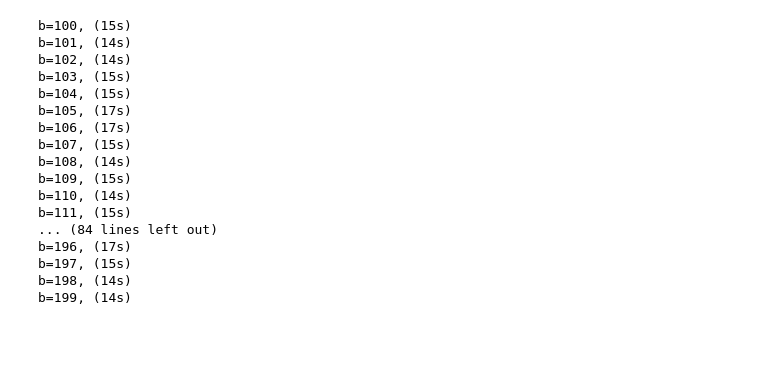
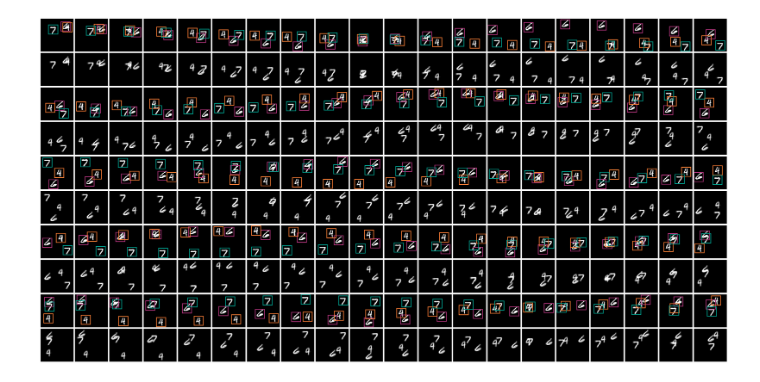
Before and after one commit to hao-w/apgs, a Jupyter notebook: Bouncing-MNIST/experiment/viz-bmnist.ipynb, the cells around one changed output. Cells and saved outputs as stored; diff of their text form; code cells hidden in the pictures; blank space fills up the shorter version.

```diff
--- a/Bouncing-MNIST/experiment/viz-bmnist.ipynb
+++ b/Bouncing-MNIST/experiment/viz-bmnist.ipynb
@@ -9 +9,13 @@ probtorch: 0.0+5a2c637 torch: 1.0.0 cuda: True
+# %%
+%run PARAMETERS.py
+NAME = 'APG'
+PATH = NAME + '-bmnist-3digits-galileo-96'
+CUDA = torch.cuda.is_available()
+DEVICE = torch.device('cuda:1')
+
+Viz_INTERVAL = 5
+FS = 30*1.5
+TITLE_FS = 20
+LW= 3
+COLORS = ['#AA3377', '#EE7733', '#009988', '#0077BB', '#BBBBBB', '#EE3377', '#DDCC77']
 # %%
@@ -29,10 +34,9 @@ models, AT = Init_models_test(K=K,
 
 mnist_mean = mnist_mean.cuda().to(DEVICE)
 # %%
-K=3
-NUM_GROUPS_TEST = 1
-T_test =20
-data_path_test = "/data/hao/apg_data/mnist/test_T%dD%d/" % (T_test, K)
+K_test= 3
+T_test =100
+DATA_PATH_test = "/data/hao/apg_data/mnist/test_T%dD%d/" % (T_test, K_test)
 # %%
 from apg_galileo import APG
 from viz_mc import Viz_MC
@@ -91,35 +66,0 @@ def Test_uniform(APG, group_ptr, data_ptr, APG_STEPS, S, B, DEVICE, PATH):
-# %%
-# DATA_PTR = 1
-GROUP_PTR = 2
-DATA_PTR= 4
-
-APG_STEPS = 10
-
-MSEs = Test_uniform(APG=apg,
-                        group_ptr=0,
-                        data_ptr=DATA_PTR,
-                        APG_STEPS=APG_STEPS,
-                        S=50,
-                        B=BATCH_SIZE,
-                        DEVICE=DEVICE,
-                        PATH=PATH)
-
-np.save('mse-p2-T=%d-D=%d' % (T_test, K), MSEs.data.numpy())
-# %% [output]
-b=100, (15s)
-b=101, (14s)
-b=102, (14s)
-b=103, (15s)
-b=104, (15s)
-b=105, (17s)
-b=106, (17s)
-b=107, (15s)
-b=108, (14s)
-b=109, (15s)
-b=110, (14s)
-b=111, (15s)
-... (84 lines left out)
-b=196, (17s)
-b=197, (15s)
-b=198, (14s)
-b=199, (14s)
@@ -127,0 +67,14 @@ np.save('mse-T=%d-D=%d' % (T_test, K), MSEs.data.numpy())
+# %%
+GROUP_PTR = 0
+DATA_PTR= 10
+
+
+Metrics = evaluator.Test_single_video(group_ptr=GROUP_PTR,
+                                      data_ptr=DATA_PTR)
+# %%
+import os
+save_path = './%d-%d/' % (GROUP_PTR, DATA_PTR)
+
+visualizer.Plot_long_video(Metrics, PATH=save_path, save_flag=False)
+# %% [output]
+[figure, added]
```
Also changed, not shown: parts of 7 cells of this notebook, 18 other files.
